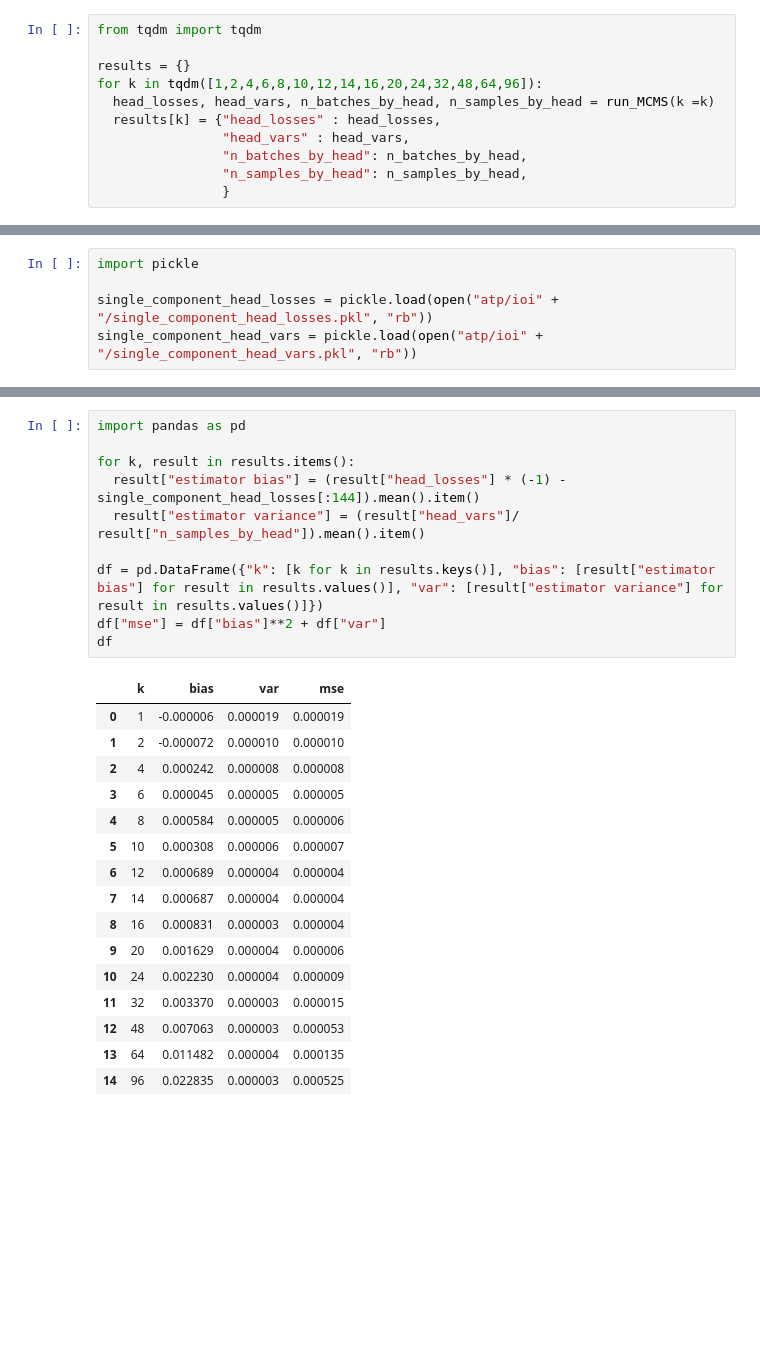
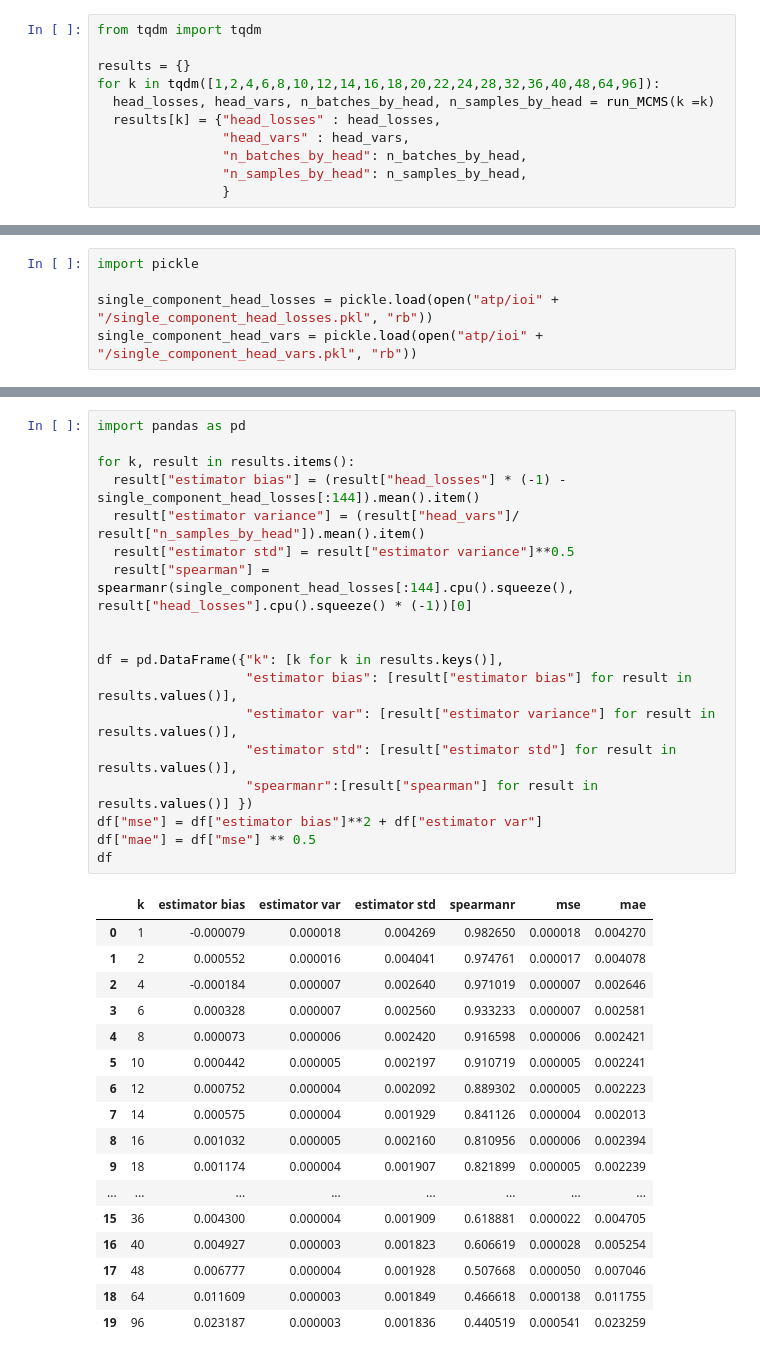
Before and after one commit to maxtli/ugs-applications, a Jupyter notebook: mcms_sweep.ipynb, the cells around one changed output, grey strips where cells are left out. Drawn from its saved outputs; the diff is of its cells as text; blank space fills up the shorter version.

```diff
--- a/mcms_sweep.ipynb
+++ b/mcms_sweep.ipynb
@@ -40,7 +40,7 @@ from evaluators.mcms_evaluator import run_MCMS
 from tqdm import tqdm
 
 results = {}
-for k in tqdm([1,2,4,6,8,10,12,14,16,20,24,32,48,64,96]):
+for k in tqdm([1,2,4,6,8,10,12,14,16,18,20,22,24,28,32,36,40,48,64,96]):
   head_losses, head_vars, n_batches_by_head, n_samples_by_head = run_MCMS(k =k)
   results[k] = {"head_losses" : head_losses,
                 "head_vars" : head_vars,
@@ -288,30 +309,39 @@ Spearman corr for k=96: 0.19672907637593368
 # %%
 import pandas as pd
 
 for k, result in results.items():
   result["estimator bias"] = (result["head_losses"] * (-1) - single_component_head_losses[:144]).mean().item()
   result["estimator variance"] = (result["head_vars"]/ result["n_samples_by_head"]).mean().item()
+  result["estimator std"] = result["estimator variance"]**0.5
+  result["spearman"] = spearmanr(single_component_head_losses[:144].cpu().squeeze(), result["head_losses"].cpu().squeeze() * (-1))[0]
 
-df = pd.DataFrame({"k": [k for k in results.keys()], "bias": [result["estimator bias"] for result in results.values()], "var": [result["estimator variance"] for result in results.values()]})
-df["mse"] = df["bias"]**2 + df["var"]
+
+df = pd.DataFrame({"k": [k for k in results.keys()],
+                   "estimator bias": [result["estimator bias"] for result in results.values()],
+                   "estimator var": [result["estimator variance"] for result in results.values()],
+                   "estimator std": [result["estimator std"] for result in results.values()],
+                   "spearmanr":[result["spearman"] for result in results.values()] })
+df["mse"] = df["estimator bias"]**2 + df["estimator var"]
+df["mae"] = df["mse"] ** 0.5
 df
 # %% [output]
-|  | k | bias | var | mse |
-| 0 | 1 | -0.000006 | 0.000019 | 0.000019 |
-| 1 | 2 | -0.000072 | 0.000010 | 0.000010 |
-| 2 | 4 | 0.000242 | 0.000008 | 0.000008 |
-| 3 | 6 | 0.000045 | 0.000005 | 0.000005 |
-| 4 | 8 | 0.000584 | 0.000005 | 0.000006 |
-| 5 | 10 | 0.000308 | 0.000006 | 0.000007 |
-| 6 | 12 | 0.000689 | 0.000004 | 0.000004 |
-| 7 | 14 | 0.000687 | 0.000004 | 0.000004 |
-| 8 | 16 | 0.000831 | 0.000003 | 0.000004 |
-| 9 | 20 | 0.001629 | 0.000004 | 0.000006 |
-| 10 | 24 | 0.002230 | 0.000004 | 0.000009 |
-| 11 | 32 | 0.003370 | 0.000003 | 0.000015 |
-| 12 | 48 | 0.007063 | 0.000003 | 0.000053 |
-| 13 | 64 | 0.011482 | 0.000004 | 0.000135 |
-| 14 | 96 | 0.022835 | 0.000003 | 0.000525 |
+|  | k | estimator bias | estimator var | estimator std | spearmanr | mse | mae |
+| 0 | 1 | -0.000079 | 0.000018 | 0.004269 | 0.982650 | 0.000018 | 0.004270 |
+| 1 | 2 | 0.000552 | 0.000016 | 0.004041 | 0.974761 | 0.000017 | 0.004078 |
+| 2 | 4 | -0.000184 | 0.000007 | 0.002640 | 0.971019 | 0.000007 | 0.002646 |
+| 3 | 6 | 0.000328 | 0.000007 | 0.002560 | 0.933233 | 0.000007 | 0.002581 |
+| 4 | 8 | 0.000073 | 0.000006 | 0.002420 | 0.916598 | 0.000006 | 0.002421 |
+| 5 | 10 | 0.000442 | 0.000005 | 0.002197 | 0.910719 | 0.000005 | 0.002241 |
+| 6 | 12 | 0.000752 | 0.000004 | 0.002092 | 0.889302 | 0.000005 | 0.002223 |
+| 7 | 14 | 0.000575 | 0.000004 | 0.001929 | 0.841126 | 0.000004 | 0.002013 |
+| 8 | 16 | 0.001032 | 0.000005 | 0.002160 | 0.810956 | 0.000006 | 0.002394 |
+| 9 | 18 | 0.001174 | 0.000004 | 0.001907 | 0.821899 | 0.000005 | 0.002239 |
+| ... | ... | ... | ... | ... | ... | ... | ... |
+| 15 | 36 | 0.004300 | 0.000004 | 0.001909 | 0.618881 | 0.000022 | 0.004705 |
+| 16 | 40 | 0.004927 | 0.000003 | 0.001823 | 0.606619 | 0.000028 | 0.005254 |
+| 17 | 48 | 0.006777 | 0.000004 | 0.001928 | 0.507668 | 0.000050 | 0.007046 |
+| 18 | 64 | 0.011609 | 0.000003 | 0.001849 | 0.466618 | 0.000138 | 0.011755 |
+| 19 | 96 | 0.023187 | 0.000003 | 0.001836 | 0.440519 | 0.000541 | 0.023259 |
 # %%
 df[df["k"] < 48].plot(x = "k", y = [ "mse"])
 # %% [output]
```
Also changed, not shown: parts of 5 cells of this notebook, 1 other file.
